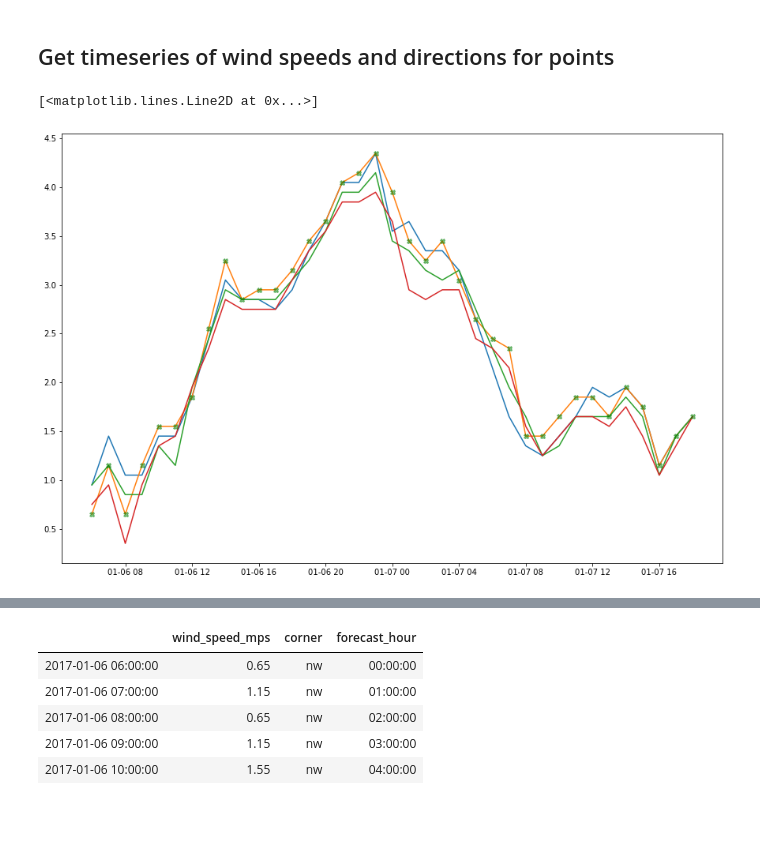
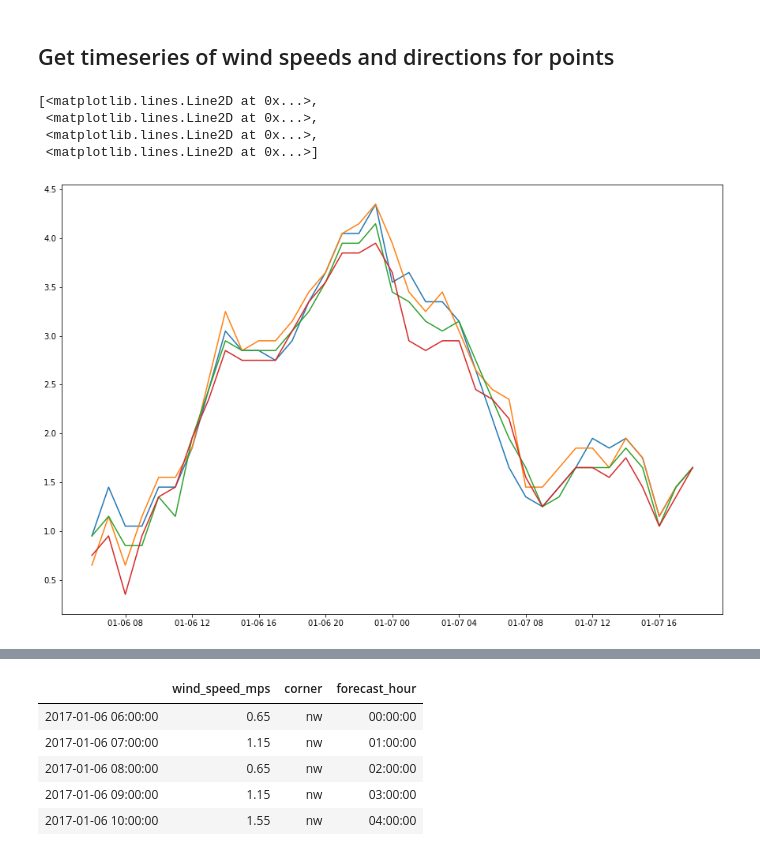
Before and after one commit to JackKelly/ng_nwp, a Jupyter notebook: plot_grib.ipynb, the cells around one changed output, grey strips where cells are left out. Saved outputs shown, nothing was run; the diff lists cells and outputs as text; code cells hidden in the pictures; blank space fills up the shorter version.

```diff
--- a/subset_cartopy.ipynb
+++ b/plot_grib.ipynb
@@ -334,20 +285,14 @@ for loc_name in np.unique(locations_osng.index):
 # %%
 fig, ax = plt.subplots(figsize=(15, 10))
 
 ax.plot(
     winds_for_all_locs['london'].pivot_table(
         index=winds_for_all_locs['london'].index,
         columns='corner',
         values='wind_speed_mps'))
-
-ax.plot(
-    wind_speed_for_4_grid_points['valid_time'].values,
-    wind_speed[:, one_d_index].values,
-    color='green',
-    linewidth=0,
-    marker='X',
-    alpha=0.5
-)
 # %% [output]
-[<matplotlib.lines.Line2D at 0x...>]
+[<matplotlib.lines.Line2D at 0x...>,
+ <matplotlib.lines.Line2D at 0x...>,
+ <matplotlib.lines.Line2D at 0x...>,
+ <matplotlib.lines.Line2D at 0x...>]
-[figure, old version]
+[figure, new version]
```
Also changed, not shown: parts of 12 cells of this notebook, 1 other file.
